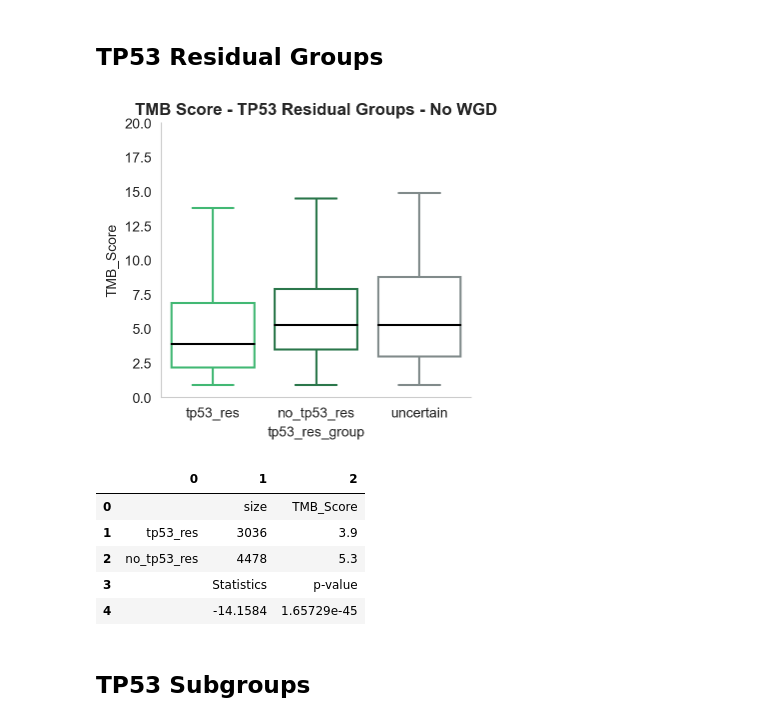
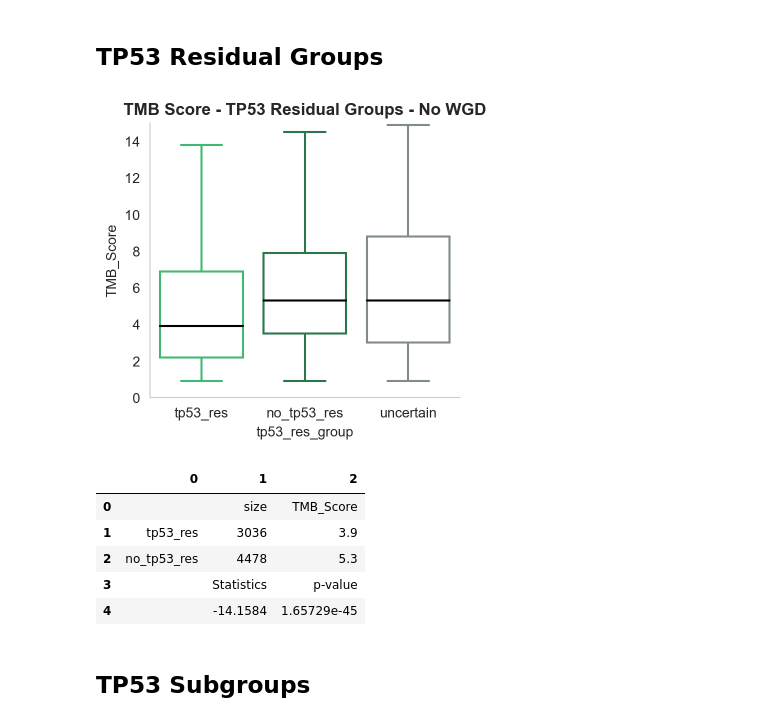
Before and after one commit to emilecohen/mskimpact_tp53_exploration, a Jupyter notebook: analysis/exploratory_analysis/cancer_analysis/TMB_pancancer.ipynb, the cells around one changed output. Cells and saved outputs as stored; diff of their text form; code cells hidden in the pictures.

```diff
--- a/analysis/exploratory_analysis/cancer_analysis/TMB_pancancer.ipynb
+++ b/analysis/exploratory_analysis/cancer_analysis/TMB_pancancer.ipynb
@@ -175,20 +175,20 @@ display(get_statistics(df=master_no_wgd,
 # %%
 fig, ax = boxplot_sampletype(df=master_no_wgd,
                   group='tp53_res_group',
                   palette=palette_res,
                   order=res_group_list,
                   metrics='TMB_Score',
                   figsize=(4,8),
                   title='TMB Score - TP53 Residual Groups - No WGD',
-                  xlim=[0,20])
+                  xlim=[0,15])
 plt.show()
 
 display(get_statistics(df=master_no_wgd,
                group='tp53_res_group',
                metrics='TMB_Score',
                group_list=['tp53_res', 'no_tp53_res']))
 # %% [output]
-[figure, old version]
+[figure, new version]
 |  | 0 | 1 | 2 |
 | 0 |  | size | TMB_Score |
 | 1 | tp53_res | 3036 | 3.9 |
```
Also changed, not shown: parts of 3 cells of this notebook, 14 other files.
